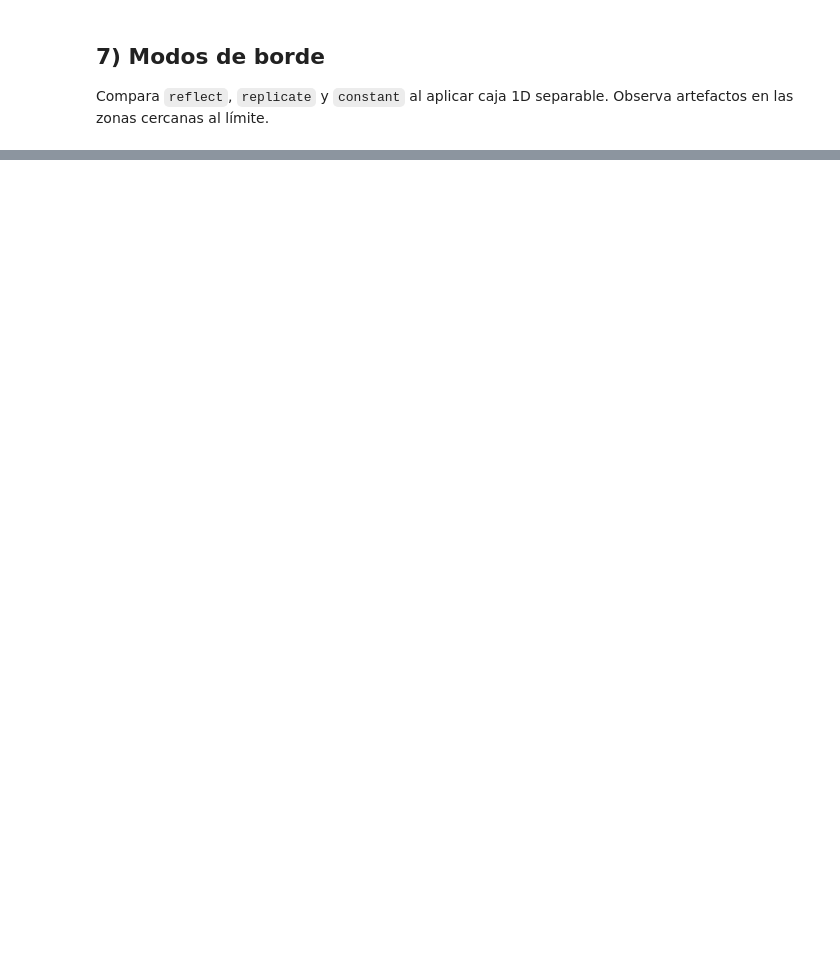
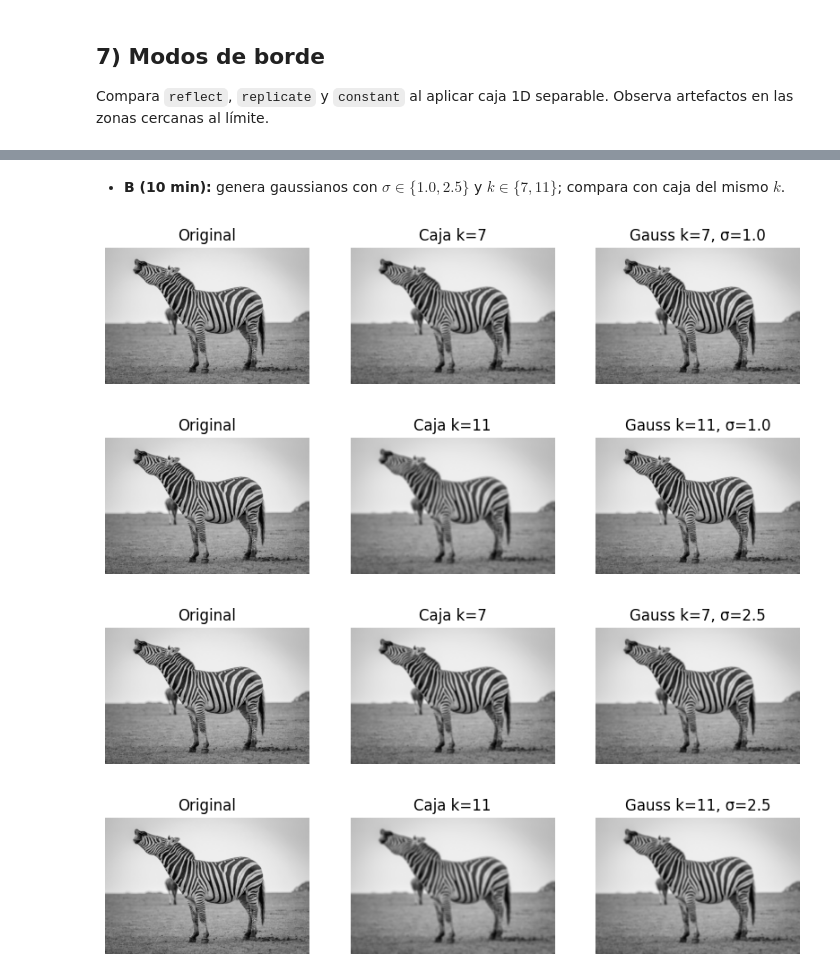
Before and after one commit to EdithOroche/IA, a Jupyter notebook: Lab6_Convoluciones1D_PyTorch.ipynb, the cells around one changed output, grey strips where cells are left out. Saved outputs shown, nothing was run; the diff lists cells and outputs as text; code cells hidden in the pictures; blank space fills up the shorter version.

```diff
--- a/Lab6_Convoluciones1D_PyTorch.ipynb
+++ b/Lab6_Convoluciones1D_PyTorch.ipynb
@@ -233,0 +267,32 @@ plt.show()
+# %% [markdown]
+- **B (10 min):** genera gaussianos con $\sigma\in\{1.0,2.5\}$ y $k\in\{7,11\}$; compara con caja del mismo $k$.
+# %%
+def box1d_torch(ksize=5):
+    return torch.ones(ksize, dtype=torch.float32) / ksize
+for sigma in [1.0, 2.5]:
+    for k in [7, 11]:
+        g1d   = gaussian1d_torch(ksize=k, sigma=sigma)
+        box1d = box1d_torch(ksize=k)
+
+        out_box   = sep_conv2d(gray_t, box1d, box1d, pad_mode='reflect')
+        out_gauss = sep_conv2d(gray_t, g1d, g1d, pad_mode='reflect')
+
+        plt.figure(figsize=(10,5))
+        plt.subplot(1,3,1)
+        plt.imshow(tensor01_to_np(gray_t), cmap='gray', vmin=0, vmax=1)
+        plt.title("Original"); plt.axis("off")
+
+        plt.subplot(1,3,2)
+        plt.imshow(tensor01_to_np(out_box), cmap='gray', vmin=0, vmax=1)
+        plt.title(f"Caja k={k}"); plt.axis("off")
+
+        plt.subplot(1,3,3)
+        plt.imshow(tensor01_to_np(out_gauss), cmap='gray', vmin=0, vmax=1)
+        plt.title(f"Gauss k={k}, σ={sigma}"); plt.axis("off")
+
+        plt.show()
+# %% [output]
+[figure, added]
+[figure, added]
+[figure, added]
+[figure, added]
```
Also changed, not shown: parts of 17 cells of this notebook.
